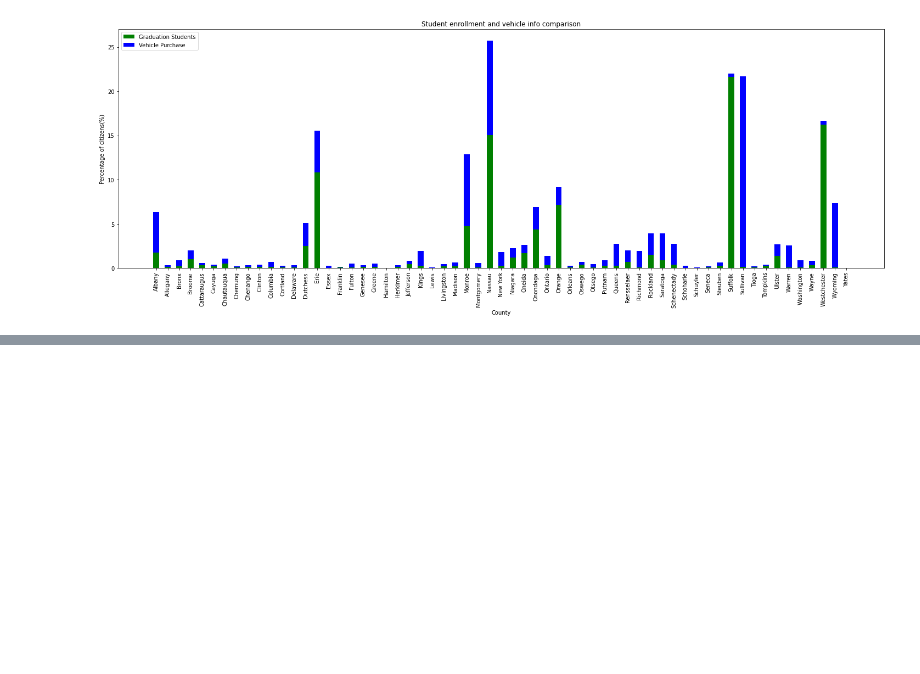
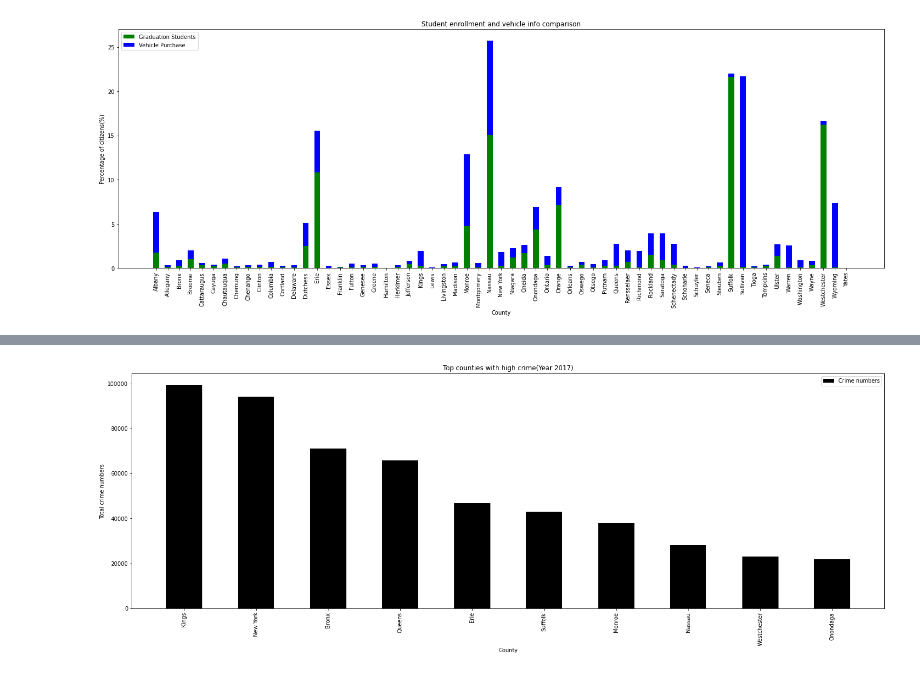
Before and after one commit to ayo-nci/DAPGroupM, a Jupyter notebook: Master_Notebook.ipynb, the cells around one changed output, grey strips where cells are left out. Saved outputs shown, nothing was run; the diff lists cells and outputs as text; code cells hidden in the pictures; blank space fills up the shorter version.

```diff
--- a/Master_Notebook.ipynb
+++ b/Master_Notebook.ipynb
@@ -326,0 +430,18 @@ plt.show()
+# %%
+import matplotlib.pyplot as plt
+import numpy as np
+
+index = np.arange(61)
+width = 0.5
+
+plt.figure(figsize=(25, 8))
+plt.bar(df_crime_17['county'],df_crime_17['tot_crimes'],width,color="black",label="Crime numbers")
+plt.xlabel("County")
+plt.ylabel("Total crime numbers")
+plt.title("Top counties with high crime(Year 2017)")
+plt.xticks(df_crime_17['county'],rotation=90)
+
+plt.legend(loc="best")
+plt.show()
+# %% [output]
+[figure, added]
```
Also changed, not shown: parts of 8 cells of this notebook.
